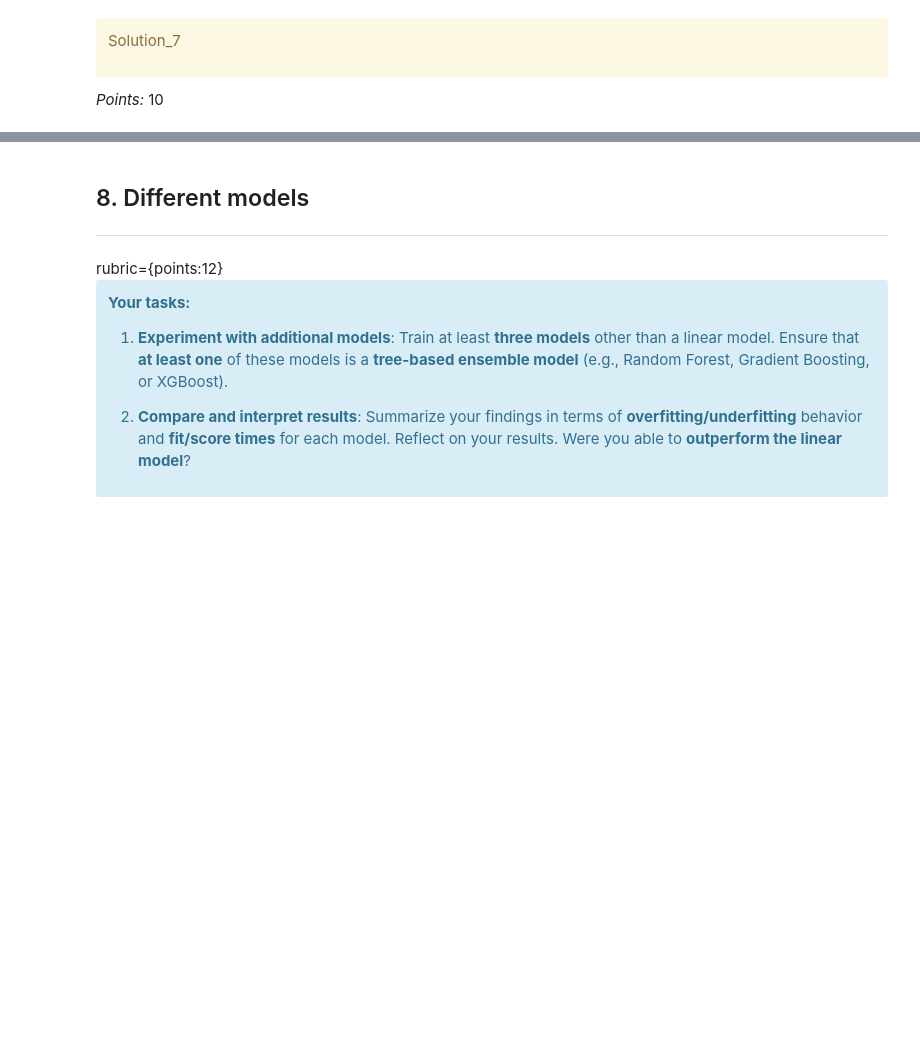
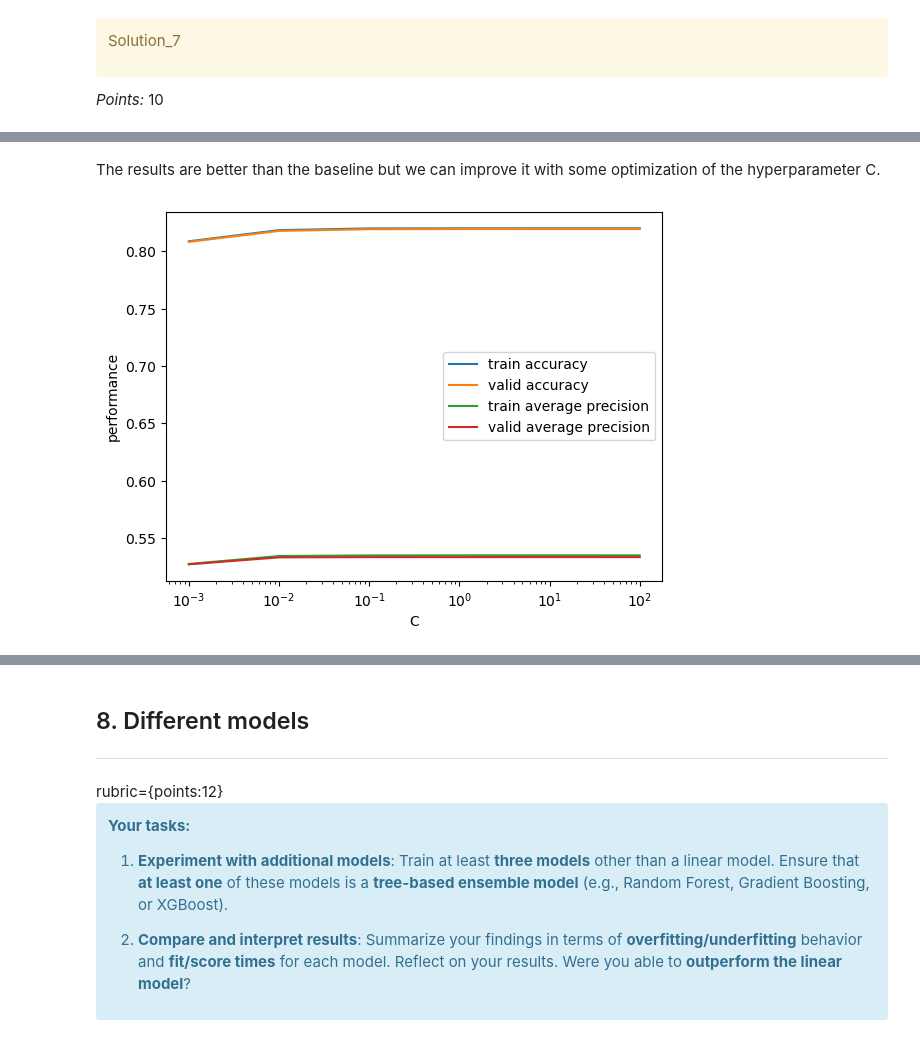
Before and after one commit to asharifo/cs330-hw5, a Jupyter notebook: hw5.ipynb, the cells around one changed output, grey strips where cells are left out. Drawn from its saved outputs; the diff is of its cells as text; code cells hidden in the pictures; blank space fills up the shorter version.

Commit message:
Logistic Regression

```diff
--- a/hw5.ipynb
+++ b/hw5.ipynb
@@ -606,2 +533,3 @@ pipe = make_pipeline(preprocessor, dummy)
 # %%
-results_dict["dummy"] = mean_std_cross_val_scores(pipe, X_train, y_train, return_train_score=True, scoring = scoring)
+mean_scores, std_scores = mean_std_cross_val_scores(pipe_dummy, X_train, y_train, cv=5, return_train_score=True, scoring=scoring)
+results_dict['dummy'] = print_results(mean_scores, std_scores)
@@ -649,11 +576,5 @@ pipe_lr = make_pipeline(
     preprocessor,
     LogisticRegression(max_iter=1000, random_state=123),
 )
+mean_scores, mean_std = mean_std_cross_val_scores(pipe_lr, X_train, y_train, cv=5, return_train_score=True, scoring=scoring)
+results_dict["lr_default"] = print_results(mean_scores, mean_std)
-# %%
-from scipy.stats import randint, loguniform
-param_grid = {
-    "countvectorizer__max_features": randint(8000, 20000),
-    "logisticregression__C": loguniform(1e-2, 10),
-}
-random_search = RandomizedSearchCV(pipe_lr, param_distributions=param_grid, n_jobs=-1, n_iter=100, return_train_score=True)
-random_search.fit(X_train, y_train)
@@ -663,4 +580,0 @@ best_C = random_search.best_params_['logisticregression__C']
-# %%
-results_dict["lr"] = mean_std_cross_val_scores(
-    pipe, X_train, y_train, cv=5, return_train_score=True
-)
@@ -670,0 +588,28 @@ results_dict["lr"] = mean_std_cross_val_scores(
+# %% [markdown]
+The results are better than the baseline but we can improve it with some optimization of the hyperparameter C.
+# %%
+params_lr = {'C': [1e-3, 1e-2, 1e-1, 1e0, 1e1, 1e2]}
+train_acc_scores = []
+cv_acc_scores = []
+train_ap_scores = []
+cv_ap_scores = []
+
+for c in params_lr['C']:
+    pipe_lr = make_pipeline(preprocessor, LogisticRegression(C=c, max_iter=1000, random_state=123))
+    mean_scores, mean_std = mean_std_cross_val_scores(pipe_lr, X_train, y_train, cv=5, return_train_score=True, scoring=scoring)
+    train_acc_scores.append(mean_scores["train_accuracy"])
+    cv_acc_scores.append(mean_scores["test_accuracy"])
+    train_ap_scores.append(mean_scores["train_average_precision"])
+    cv_ap_scores.append(mean_scores["test_average_precision"])
+    results_dict[f"lr_C_{c}"] = print_results(mean_scores, mean_std)
+
+plt.semilogx((params_lr['C']), train_acc_scores, label="train accuracy")
+plt.semilogx((params_lr['C']), cv_acc_scores, label="valid accuracy")
+plt.semilogx((params_lr['C']), train_ap_scores, label="train average precision")
+plt.semilogx((params_lr['C']), cv_ap_scores, label="valid average precision")
+plt.legend()
+plt.title("Logistic Regression Performance vs C")
+plt.xlabel("C")
+plt.ylabel("performance");
+# %% [output]
+[figure, added]
```
Also changed, not shown: parts of 23 cells of this notebook, 1 other file.
